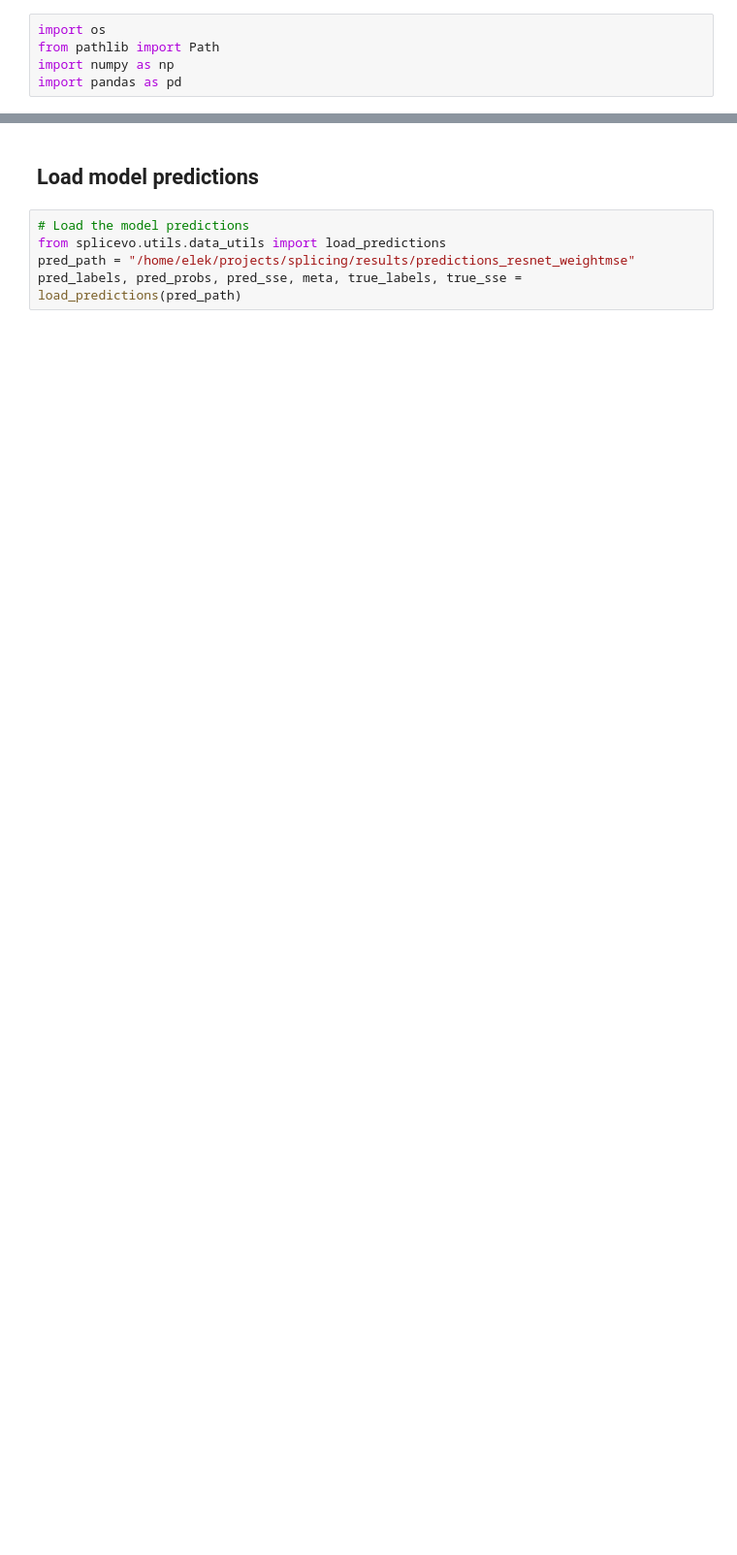
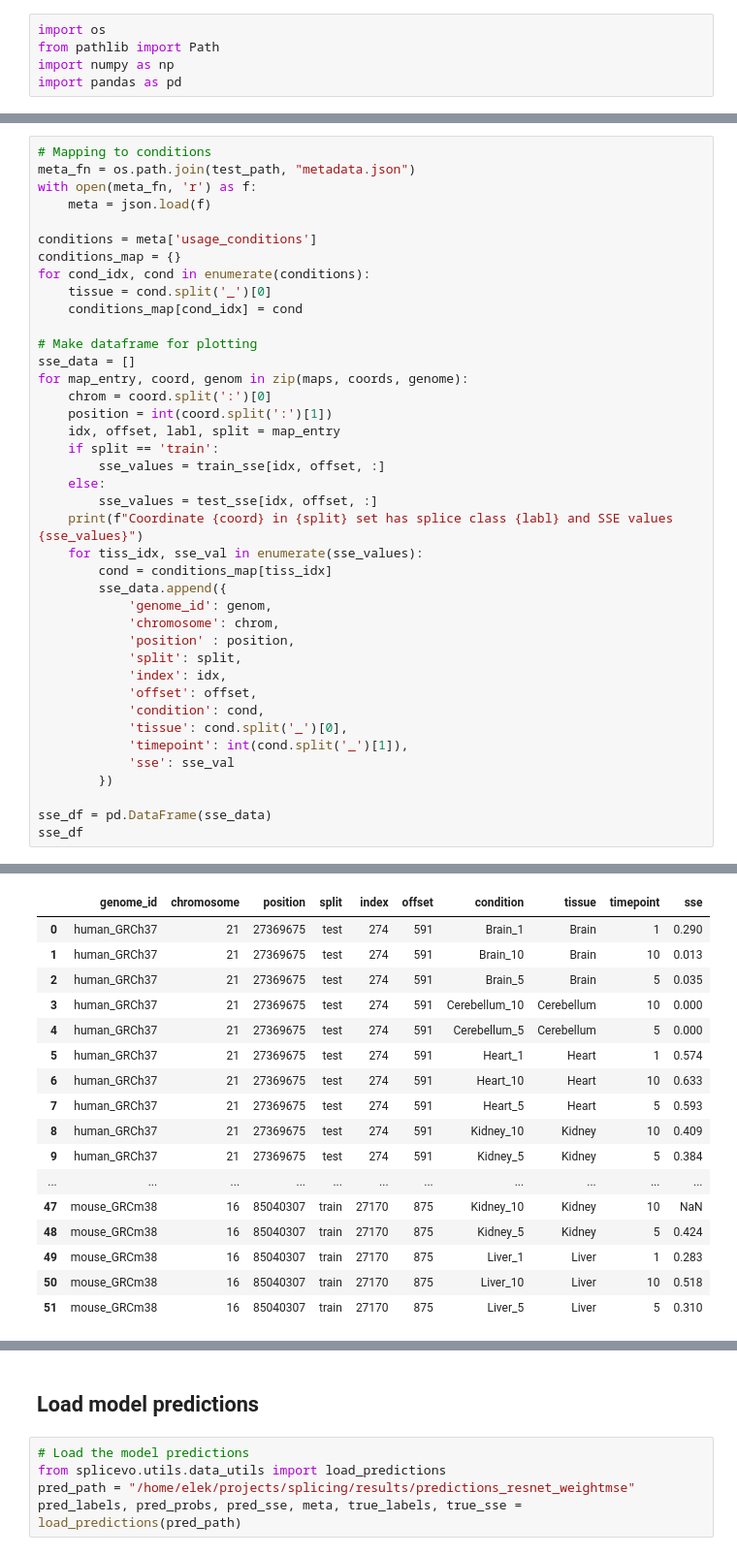
Before and after one commit to anamariaelek/splicing, a Jupyter notebook: notebooks/05_sanity.ipynb, the cells around one changed output, grey strips where cells are left out. Shown at 97% size. Drawn from its saved outputs; the diff is of its cells as text; blank space fills up the shorter version.

```diff
--- a/notebooks/05_sanity.ipynb
+++ b/notebooks/05_sanity.ipynb
@@ -292,0 +424,41 @@ plt.show()
+# %%
+# Mapping to conditions
+meta_fn = os.path.join(test_path, "metadata.json")
+with open(meta_fn, 'r') as f:
+    meta = json.load(f)
+
+conditions = meta['usage_conditions']
+conditions_map = {}
+for cond_idx, cond in enumerate(conditions):
+    tissue = cond.split('_')[0]
+    conditions_map[cond_idx] = cond
+
+# Make dataframe for plotting
+sse_data = []
+for map_entry, coord, genom in zip(maps, coords, genome):
+    chrom = coord.split(':')[0]
+    position = int(coord.split(':')[1])
+    idx, offset, labl, split = map_entry
+    if split == 'train':
+        sse_values = train_sse[idx, offset, :]
+    else:
+        sse_values = test_sse[idx, offset, :]
+    print(f"Coordinate {coord} in {split} set has splice class {labl} and SSE values {sse_values}")
+    for tiss_idx, sse_val in enumerate(sse_values):
+        cond = conditions_map[tiss_idx]
+        sse_data.append({
+            'genome_id': genom,
+            'chromosome': chrom,
+            'position' : position,
+            'split': split,
+            'index': idx,
+            'offset': offset,
+            'condition': cond,
+            'tissue': cond.split('_')[0],
+            'timepoint': int(cond.split('_')[1]),
+            'sse': sse_val
+        })
+
+sse_df = pd.DataFrame(sse_data)
+sse_df
+# %% [output]
@@ -292,0 +473,17 @@ plt.show()
+|  | genome_id | chromosome | position | split | index | offset | condition | tissue | timepoint | sse |
+| 0 | human_GRCh37 | 21 | 27369675 | test | 274 | 591 | Brain_1 | Brain | 1 | 0.290 |
+| 1 | human_GRCh37 | 21 | 27369675 | test | 274 | 591 | Brain_10 | Brain | 10 | 0.013 |
+| 2 | human_GRCh37 | 21 | 27369675 | test | 274 | 591 | Brain_5 | Brain | 5 | 0.035 |
+| 3 | human_GRCh37 | 21 | 27369675 | test | 274 | 591 | Cerebellum_10 | Cerebellum | 10 | 0.000 |
+| 4 | human_GRCh37 | 21 | 27369675 | test | 274 | 591 | Cerebellum_5 | Cerebellum | 5 | 0.000 |
+| 5 | human_GRCh37 | 21 | 27369675 | test | 274 | 591 | Heart_1 | Heart | 1 | 0.574 |
+| 6 | human_GRCh37 | 21 | 27369675 | test | 274 | 591 | Heart_10 | Heart | 10 | 0.633 |
+| 7 | human_GRCh37 | 21 | 27369675 | test | 274 | 591 | Heart_5 | Heart | 5 | 0.593 |
+| 8 | human_GRCh37 | 21 | 27369675 | test | 274 | 591 | Kidney_10 | Kidney | 10 | 0.409 |
+| 9 | human_GRCh37 | 21 | 27369675 | test | 274 | 591 | Kidney_5 | Kidney | 5 | 0.384 |
+| ... | ... | ... | ... | ... | ... | ... | ... | ... | ... | ... |
+| 47 | mouse_GRCm38 | 16 | 85040307 | train | 27170 | 875 | Kidney_10 | Kidney | 10 | NaN |
+| 48 | mouse_GRCm38 | 16 | 85040307 | train | 27170 | 875 | Kidney_5 | Kidney | 5 | 0.424 |
+| 49 | mouse_GRCm38 | 16 | 85040307 | train | 27170 | 875 | Liver_1 | Liver | 1 | 0.283 |
+| 50 | mouse_GRCm38 | 16 | 85040307 | train | 27170 | 875 | Liver_10 | Liver | 10 | 0.518 |
+| 51 | mouse_GRCm38 | 16 | 85040307 | train | 27170 | 875 | Liver_5 | Liver | 5 | 0.310 |
```
Also changed, not shown: parts of 29 cells of this notebook, 35 other files.
